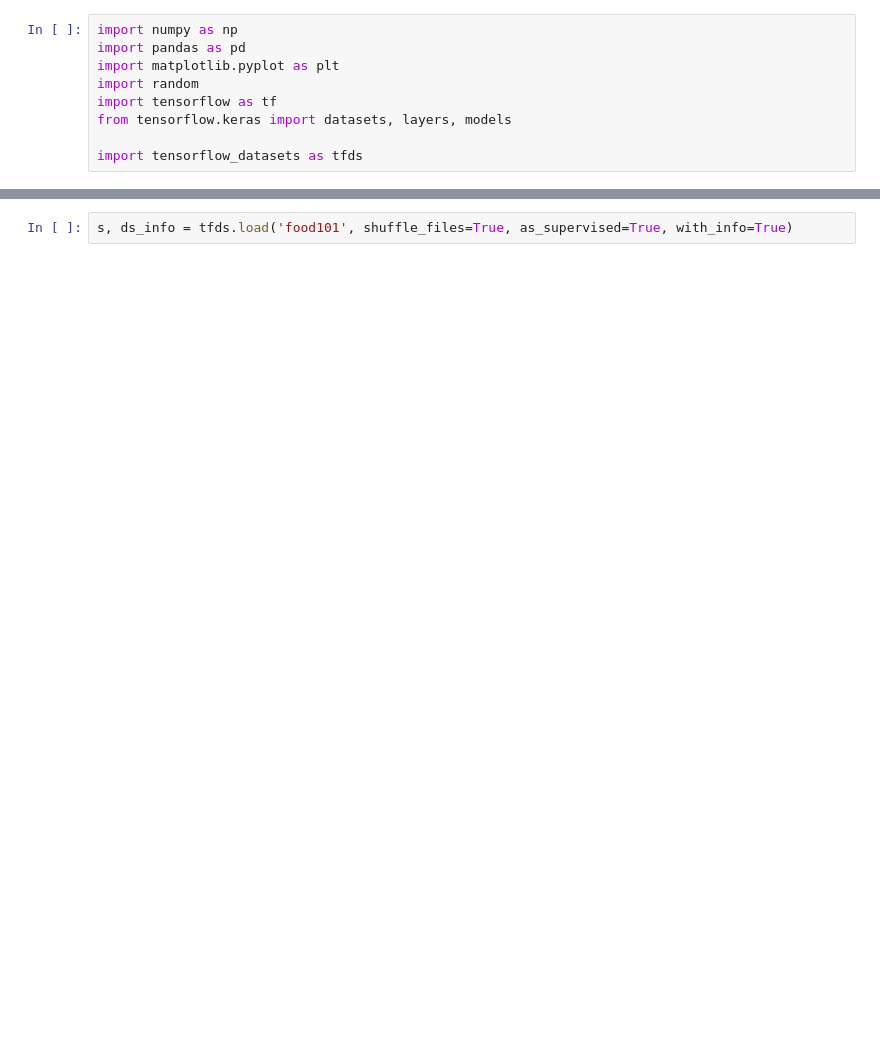
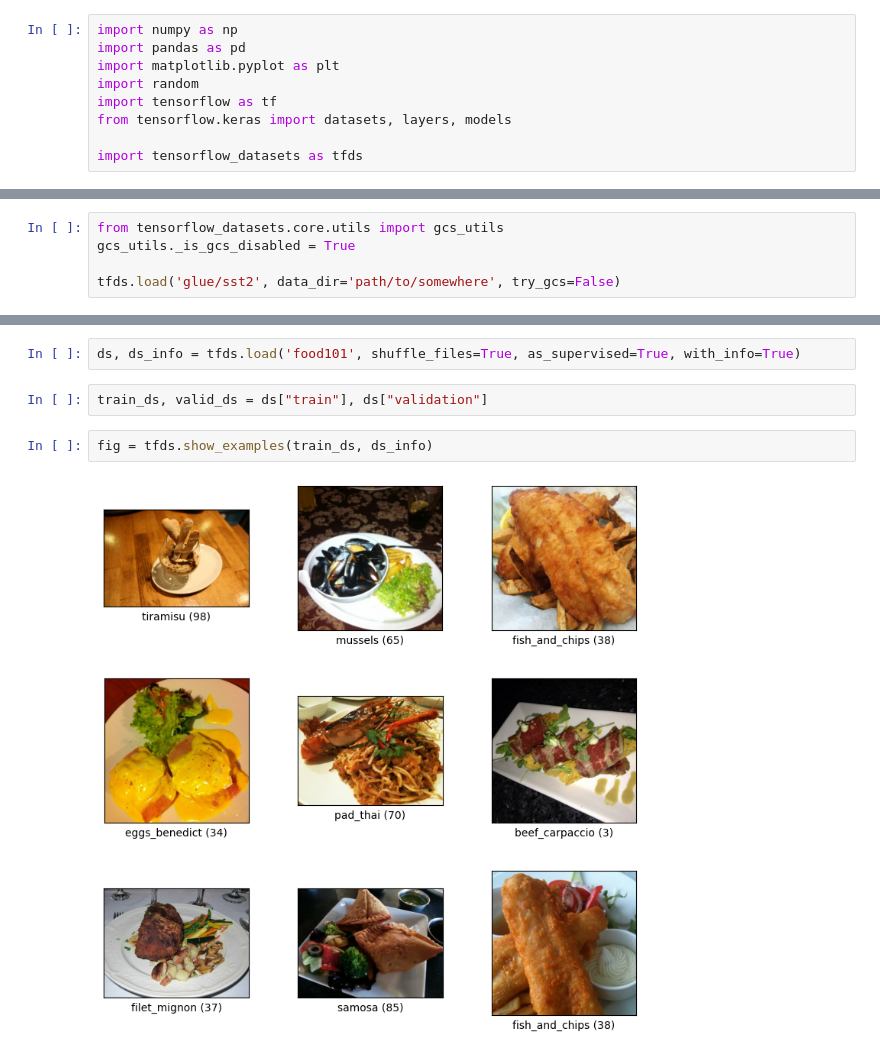
Before and after one commit to SukeshRondla/Food-Classification-using-Convolutional-neural-network, a Jupyter notebook: Food_Image_Classification.ipynb, the cells around one changed output, grey strips where cells are left out. Cells and saved outputs as stored; diff of their text form; blank space fills up the shorter version.

```diff
--- a/Food_Image_Classification.ipynb
+++ b/Food_Image_Classification.ipynb
@@ -29,0 +10,5 @@ Note: you may need to restart the kernel to use updated packages.
+# %%
+from tensorflow_datasets.core.utils import gcs_utils
+gcs_utils._is_gcs_disabled = True
+
+tfds.load('glue/sst2', data_dir='path/to/somewhere', try_gcs=False)
@@ -30,2 +35,8 @@ Note: you may need to restart the kernel to use updated packages.
 # %%
-s, ds_info = tfds.load('food101', shuffle_files=True, as_supervised=True, with_info=True)
+ds, ds_info = tfds.load('food101', shuffle_files=True, as_supervised=True, with_info=True)
+# %%
+train_ds, valid_ds = ds["train"], ds["validation"]
+# %%
+fig = tfds.show_examples(train_ds, ds_info)
+# %% [output]
+[figure, added]
```
Also changed, not shown: parts of 19 cells of this notebook.
